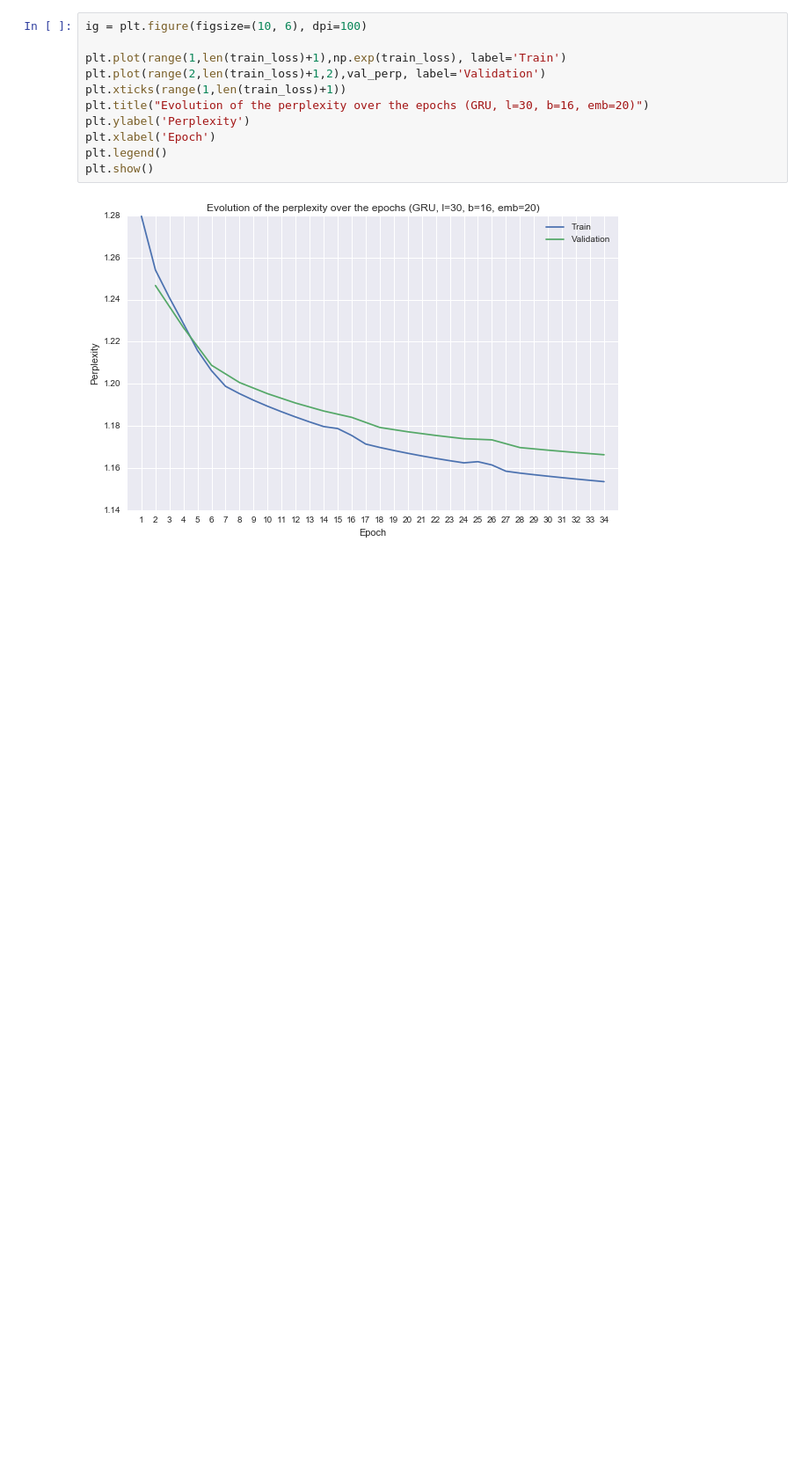
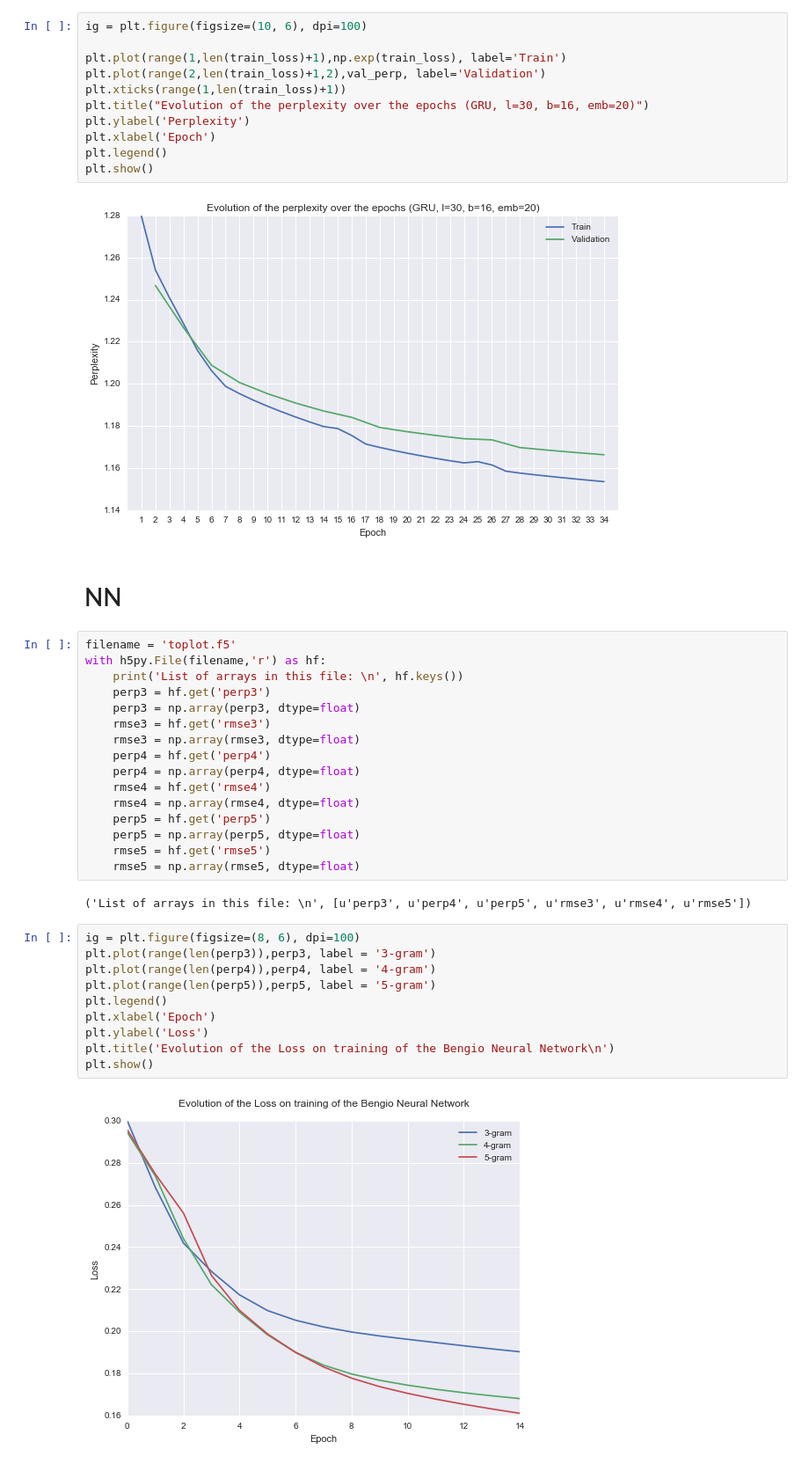
Before and after one commit to eneyi/cs287, a Jupyter notebook: HW4/notebook/Plot.ipynb, the cells around one changed output. Shown at 88% size. Drawn from its saved outputs; the diff is of its cells as text; blank space fills up the shorter version.

Commit message:
plotting

```diff
--- a/HW4/notebook/Plot.ipynb
+++ b/HW4/notebook/Plot.ipynb
@@ -150,3 +150,35 @@ plt.legend()
 plt.show()
 # %% [output]
 [figure]
+# %% [markdown]
+# NN
+# %%
+filename = 'toplot.f5'
+with h5py.File(filename,'r') as hf:
+    print('List of arrays in this file: \n', hf.keys())
+    perp3 = hf.get('perp3')
+    perp3 = np.array(perp3, dtype=float)
+    rmse3 = hf.get('rmse3')
+    rmse3 = np.array(rmse3, dtype=float)
+    perp4 = hf.get('perp4')
+    perp4 = np.array(perp4, dtype=float)
+    rmse4 = hf.get('rmse4')
+    rmse4 = np.array(rmse4, dtype=float)
+    perp5 = hf.get('perp5')
+    perp5 = np.array(perp5, dtype=float)
+    rmse5 = hf.get('rmse5')
+    rmse5 = np.array(rmse5, dtype=float)
+# %% [output]
+('List of arrays in this file: \n', [u'perp3', u'perp4', u'perp5', u'rmse3', u'rmse4', u'rmse5'])
+# %%
+ig = plt.figure(figsize=(8, 6), dpi=100)
+plt.plot(range(len(perp3)),perp3, label = '3-gram')
+plt.plot(range(len(perp4)),perp4, label = '4-gram')
+plt.plot(range(len(perp5)),perp5, label = '5-gram')
+plt.legend()
+plt.xlabel('Epoch')
+plt.ylabel('Loss')
+plt.title('Evolution of the Loss on training of the Bengio Neural Network\n')
+plt.show()
+# %% [output]
+[figure, added]
```
Also changed, not shown: parts of 1 cell of this notebook, 4 other files.
